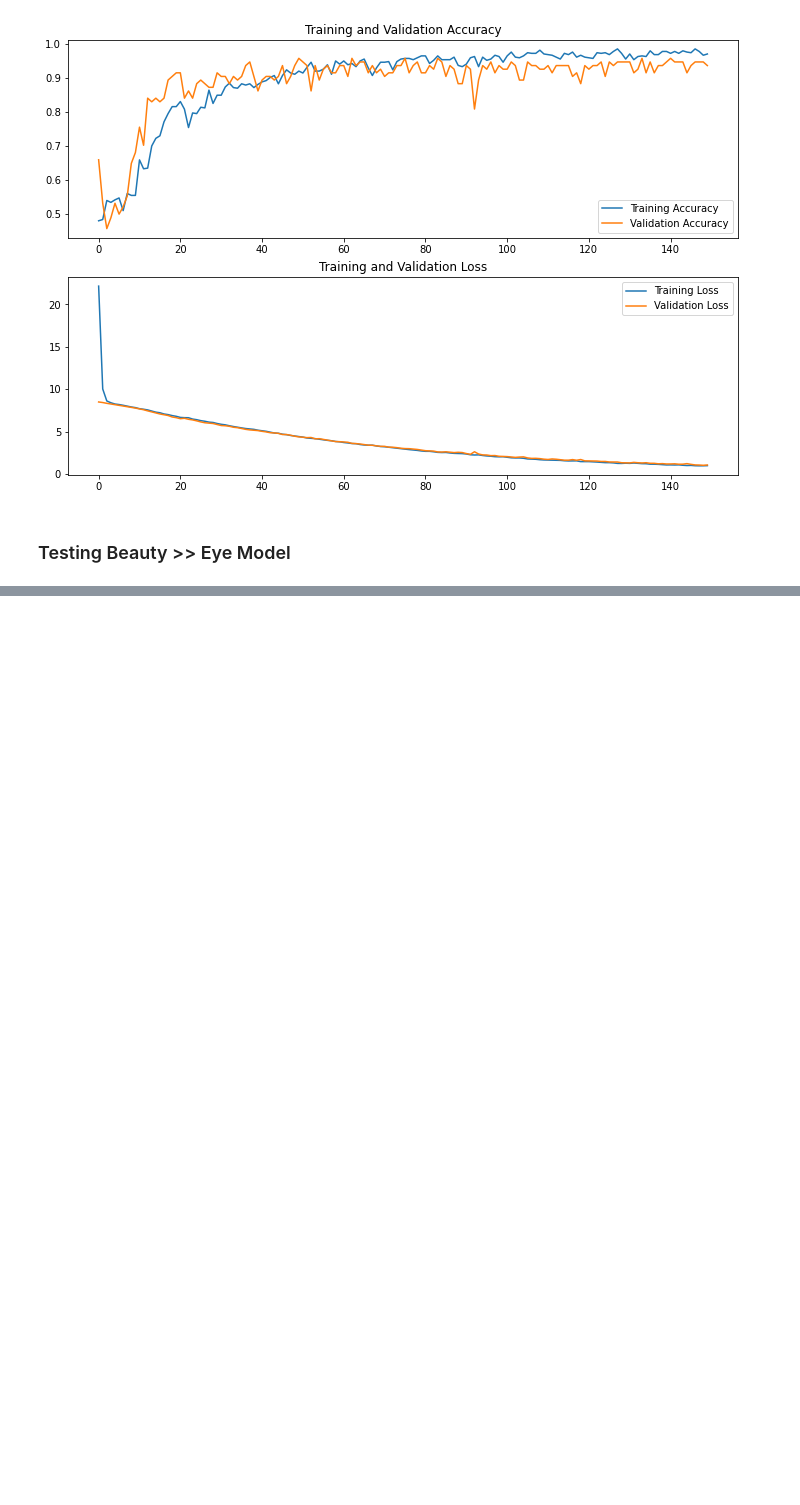
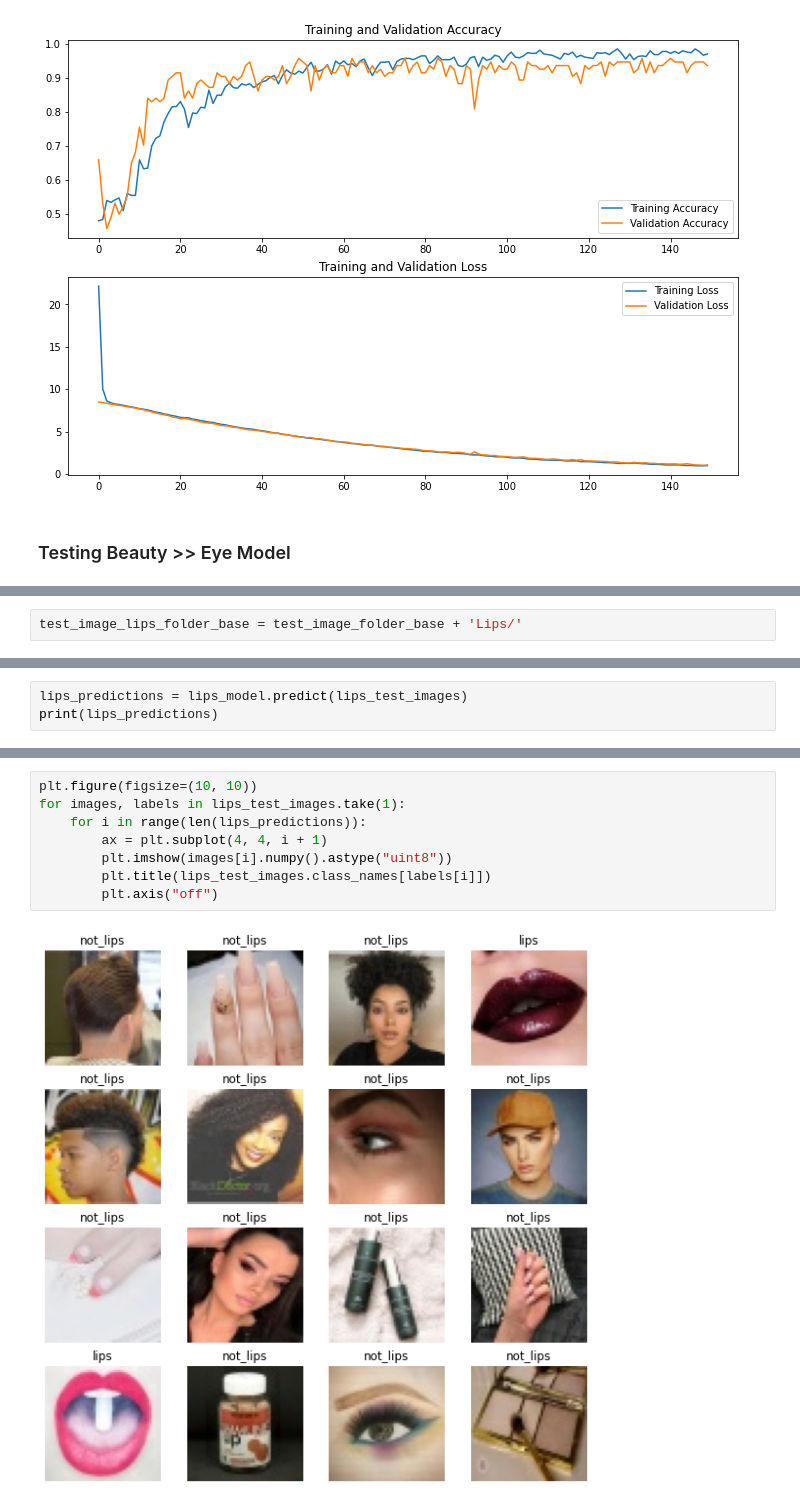
Before and after one commit to mshayganfar/sb_capstone, a Jupyter notebook: cap_project_beauty_classifier.ipynb, the cells around one changed output, grey strips where cells are left out. Cells and saved outputs as stored; diff of their text form; blank space fills up the shorter version.

```diff
--- a/cap_project_beauty_classifier.ipynb
+++ b/cap_project_beauty_classifier.ipynb
@@ -485,0 +652,2 @@ for images, labels in eye_test_images.take(1):
+# %%
+test_image_lips_folder_base = test_image_folder_base + 'Lips/'
@@ -485,0 +670,3 @@ for images, labels in eye_test_images.take(1):
+# %%
+lips_predictions = lips_model.predict(lips_test_images)
+print(lips_predictions)
@@ -485,0 +690,10 @@ for images, labels in eye_test_images.take(1):
+# %%
+plt.figure(figsize=(10, 10))
+for images, labels in lips_test_images.take(1):
+    for i in range(len(lips_predictions)):
+        ax = plt.subplot(4, 4, i + 1)
+        plt.imshow(images[i].numpy().astype("uint8"))
+        plt.title(lips_test_images.class_names[labels[i]])
+        plt.axis("off")
+# %% [output]
+[figure, added]
```
Also changed, not shown: parts of 21 cells of this notebook.
